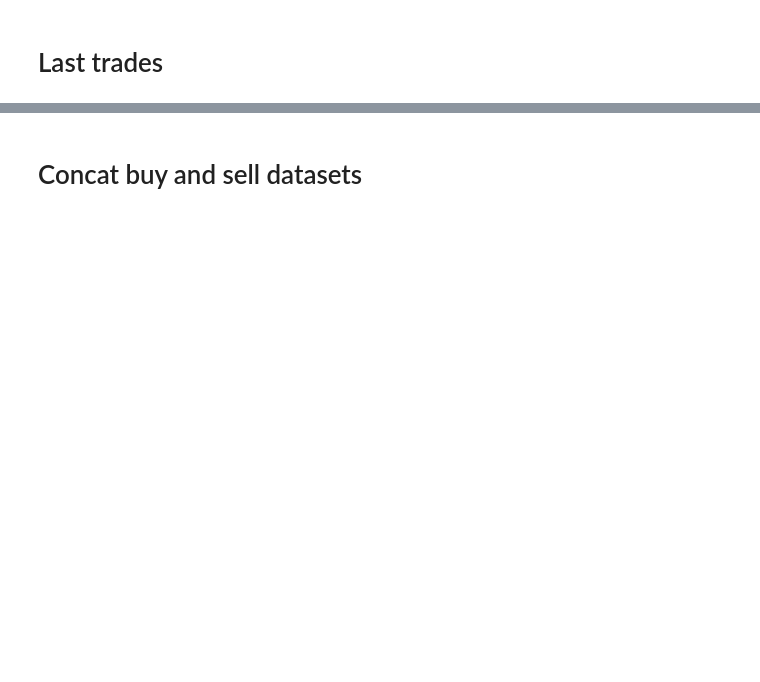
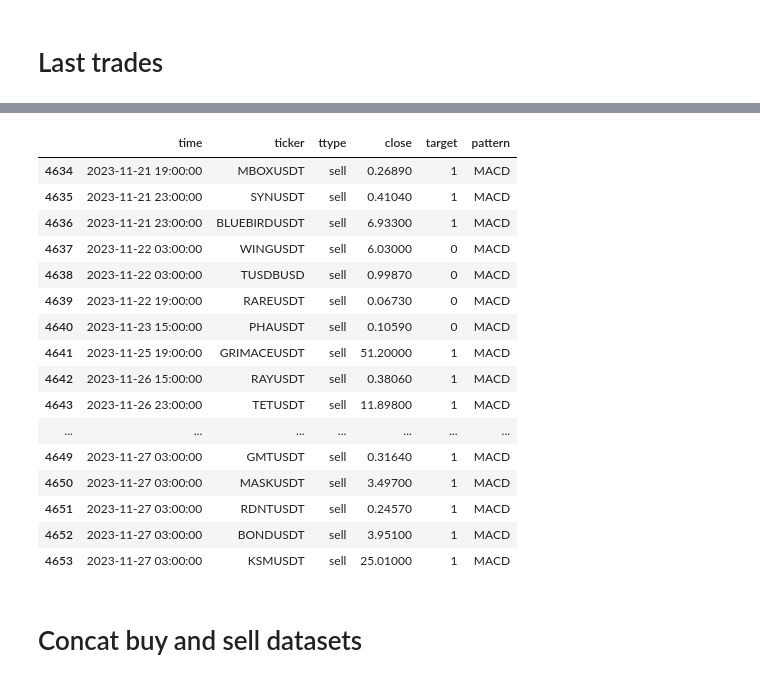
Before and after one commit to beatwad/sigbot, a Jupyter notebook: sigbot/ml/train_model.ipynb, the cells around one changed output, grey strips where cells are left out. Saved outputs shown, nothing was run; the diff lists cells and outputs as text; code cells hidden in the pictures; blank space fills up the shorter version.

```diff
--- a/sigbot/ml/train_model.ipynb
+++ b/sigbot/ml/train_model.ipynb
@@ -492,3 +492,23 @@ train_buy[['time', 'ticker', 'ttype', 'close', 'target', 'pattern']].tail(20)
+# %%
+train_sell[['time', 'ticker', 'ttype', 'close', 'target', 'pattern']].tail(20)
+# %% [output]
+|  | time | ticker | ttype | close | target | pattern |
+| 4634 | 2023-11-21 19:00:00 | MBOXUSDT | sell | 0.26890 | 1 | MACD |
+| 4635 | 2023-11-21 23:00:00 | SYNUSDT | sell | 0.41040 | 1 | MACD |
+| 4636 | 2023-11-21 23:00:00 | BLUEBIRDUSDT | sell | 6.93300 | 1 | MACD |
+| 4637 | 2023-11-22 03:00:00 | WINGUSDT | sell | 6.03000 | 0 | MACD |
+| 4638 | 2023-11-22 03:00:00 | TUSDBUSD | sell | 0.99870 | 0 | MACD |
+| 4639 | 2023-11-22 19:00:00 | RAREUSDT | sell | 0.06730 | 0 | MACD |
+| 4640 | 2023-11-23 15:00:00 | PHAUSDT | sell | 0.10590 | 0 | MACD |
+| 4641 | 2023-11-25 19:00:00 | GRIMACEUSDT | sell | 51.20000 | 1 | MACD |
+| 4642 | 2023-11-26 15:00:00 | RAYUSDT | sell | 0.38060 | 1 | MACD |
+| 4643 | 2023-11-26 23:00:00 | TETUSDT | sell | 11.89800 | 1 | MACD |
+| ... | ... | ... | ... | ... | ... | ... |
+| 4649 | 2023-11-27 03:00:00 | GMTUSDT | sell | 0.31640 | 1 | MACD |
+| 4650 | 2023-11-27 03:00:00 | MASKUSDT | sell | 3.49700 | 1 | MACD |
+| 4651 | 2023-11-27 03:00:00 | RDNTUSDT | sell | 0.24570 | 1 | MACD |
+| 4652 | 2023-11-27 03:00:00 | BONDUSDT | sell | 3.95100 | 1 | MACD |
+| 4653 | 2023-11-27 03:00:00 | KSMUSDT | sell | 25.01000 | 1 | MACD |
 # %% [markdown]
 # Concat buy and sell datasets
 # %%
```
Also changed, not shown: parts of 9 cells of this notebook, 3 other files.
